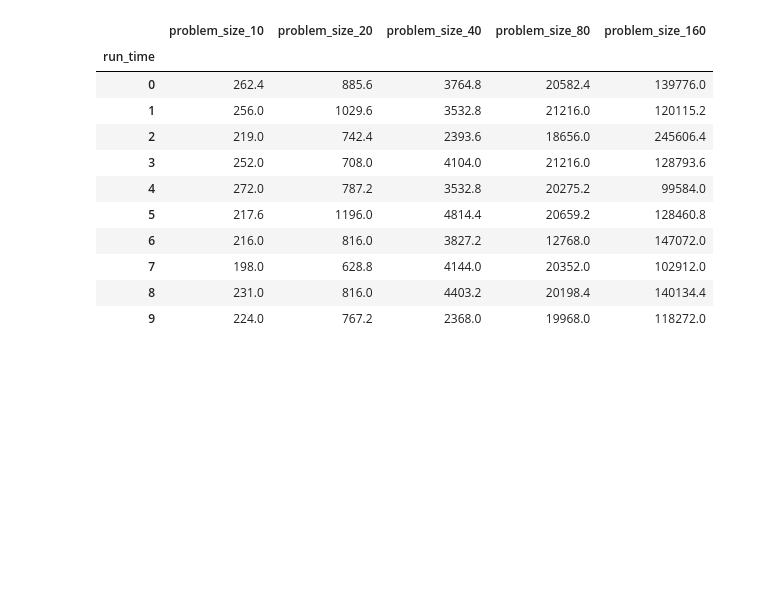
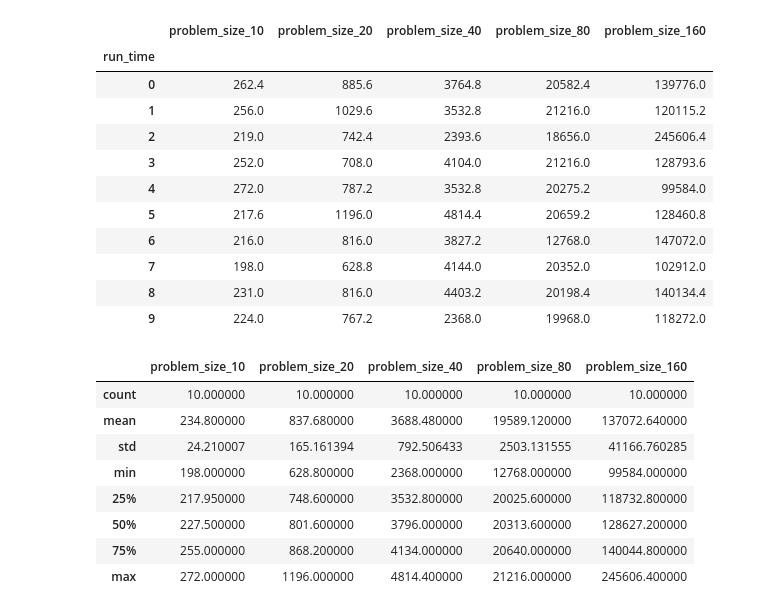
Before and after one commit to DangMinh21/Neural-network-and-genetic-algorithm, a Jupyter notebook: Lab-Assignments/lab2 - Bisection for sGA solving OneMax and Trap-5/OneMax - POPOP - 1X.ipynb, the cells around one changed output. Saved outputs shown, nothing was run; the diff lists cells and outputs as text; code cells hidden in the pictures; blank space fills up the shorter version.

```diff
--- a/Lab-Assignments/lab2 - Bisection for sGA solving OneMax and Trap-5/OneMax - POPOP - 1X.ipynb
+++ b/Lab-Assignments/lab2 - Bisection for sGA solving OneMax and Trap-5/OneMax - POPOP - 1X.ipynb
@@ -694,6 +685,18 @@ df_evaluations_saved
 | 7 | 198.0 | 628.8 | 4144.0 | 20352.0 | 102912.0 |
 | 8 | 231.0 | 816.0 | 4403.2 | 20198.4 | 140134.4 |
 | 9 | 224.0 | 767.2 | 2368.0 | 19968.0 | 118272.0 |
+# %%
+df_evaluations_saved.describe()
+# %% [output]
+|  | problem_size_10 | problem_size_20 | problem_size_40 | problem_size_80 | problem_size_160 |
+| count | 10.000000 | 10.000000 | 10.000000 | 10.000000 | 10.000000 |
+| mean | 234.800000 | 837.680000 | 3688.480000 | 19589.120000 | 137072.640000 |
+| std | 24.210007 | 165.161394 | 792.506433 | 2503.131555 | 41166.760285 |
+| min | 198.000000 | 628.800000 | 2368.000000 | 12768.000000 | 99584.000000 |
+| 25% | 217.950000 | 748.600000 | 3532.800000 | 20025.600000 | 118732.800000 |
+| 50% | 227.500000 | 801.600000 | 3796.000000 | 20313.600000 | 128627.200000 |
+| 75% | 255.000000 | 868.200000 | 4134.000000 | 20640.000000 | 140044.800000 |
+| max | 272.000000 | 1196.000000 | 4814.400000 | 21216.000000 | 245606.400000 |
 # %%
 mrps_onemax_1X = df_mrps_saved.to_numpy()
 # %%
```
Also changed, not shown: parts of 15 cells of this notebook, 19 other files.
